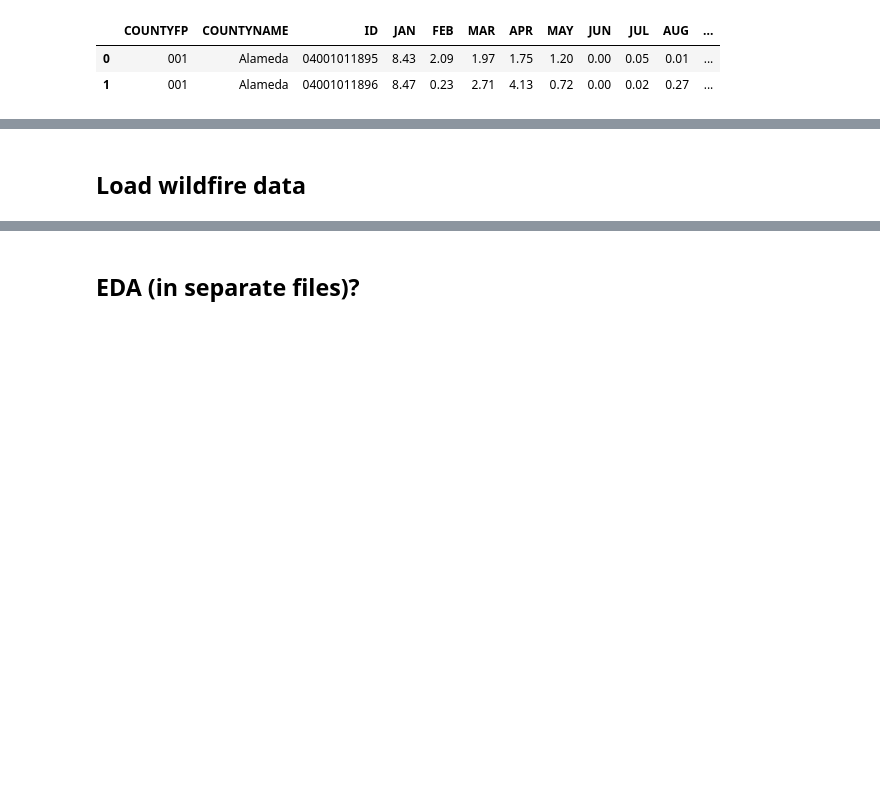
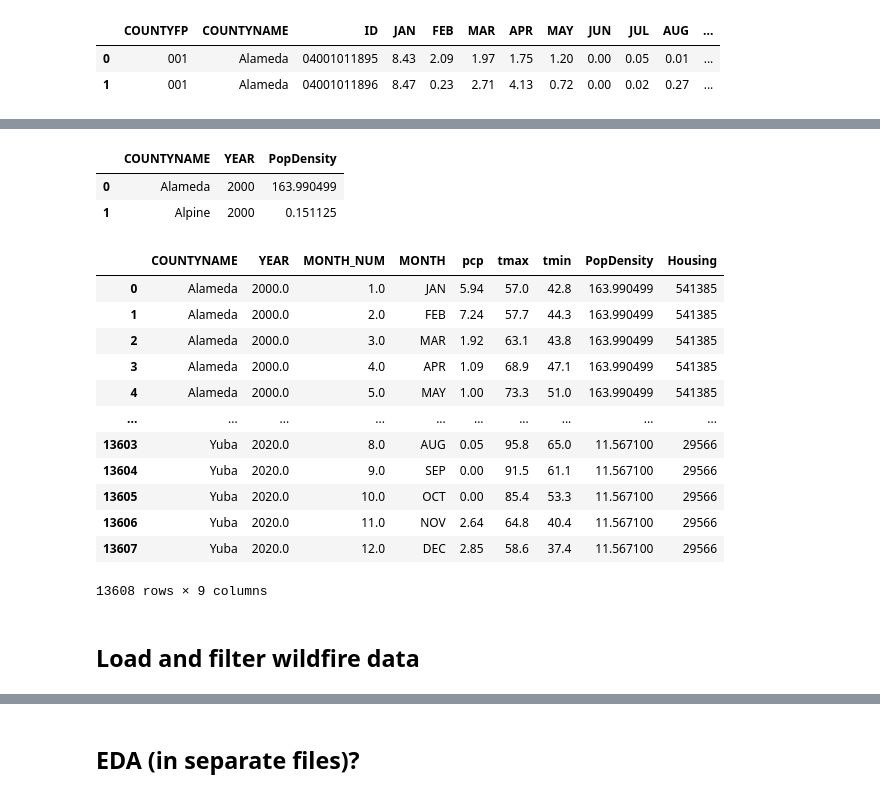
Before and after one commit to reesejcarlton/CA-Fire-Predictions, a Jupyter notebook: Code/wildfire_prediction__data_prep.ipynb, the cells around one changed output, grey strips where cells are left out. Cells and saved outputs as stored; diff of their text form; code cells hidden in the pictures; blank space fills up the shorter version.

```diff
--- a/Code/wildfire_prediction__data_prep.ipynb
+++ b/Code/wildfire_prediction__data_prep.ipynb
@@ -169,0 +214,7 @@ noaa_ca_counties_df.head(2)
+# %%
+# Annual data only available from 2000 onward
+housing_df = pd.read_csv("../Data/Housing Data/Processed Data/CA Housing 1960-2023.csv", index_col=0)
+housing_df = housing_df[["CTYNAME"] + [f"{year}" for year in range(2000, 2021)]].copy()
+housing_df.columns = ["COUNTYNAME"] + list(range(2000, 2021))
+housing_df["COUNTYNAME"] = housing_df["COUNTYNAME"].str.split().apply(lambda row: ' '.join(row[:-1]))
+housing_df.head(2)
@@ -169,0 +226,3 @@ noaa_ca_counties_df.head(2)
+# %%
+housing_long = housing_df.melt(id_vars=['COUNTYNAME'], var_name='YEAR', value_name='Housing')
+housing_long.head(2)
@@ -169,0 +239,7 @@ noaa_ca_counties_df.head(2)
+# %%
+# Data is available earlier than 2000 but limiting to 2000 to align with housing data availability
+pop_df = pd.read_csv("../Data/Population Data/Processed Data/CA Population 1980-2023.csv", index_col=0)
+pop_density_df = pop_df[["CTYNAME"] + [f"{year} Population Density" for year in range(2000, 2021)]].copy()
+pop_density_df.columns = ["COUNTYNAME"] + list(range(2000, 2021))
+pop_density_df["COUNTYNAME"] = pop_density_df["COUNTYNAME"].str.split().apply(lambda row: ' '.join(row[:-1]))
+pop_density_df.head(2)
@@ -169,0 +251,27 @@ noaa_ca_counties_df.head(2)
+# %%
+pop_density_long = pop_density_df.melt(id_vars=['COUNTYNAME'], var_name='YEAR', value_name='PopDensity')
+pop_density_long.head(2)
+# %% [output]
+|  | COUNTYNAME | YEAR | PopDensity |
+| 0 | Alameda | 2000 | 163.990499 |
+| 1 | Alpine | 2000 | 0.151125 |
+# %%
+housing_pop_df = pd.merge(pop_density_long, housing_long, on=['COUNTYNAME', 'YEAR'])
+housing_pop_df["YEAR"] = housing_pop_df["YEAR"].astype(float)
+
+noaa_housing_pop_df = pd.merge(noaa_pivot_df, housing_pop_df, on=['COUNTYNAME', 'YEAR'])
+noaa_housing_pop_df
+# %% [output]
+|  | COUNTYNAME | YEAR | MONTH_NUM | MONTH | pcp | tmax | tmin | PopDensity | Housing |
+| 0 | Alameda | 2000.0 | 1.0 | JAN | 5.94 | 57.0 | 42.8 | 163.990499 | 541385 |
+| 1 | Alameda | 2000.0 | 2.0 | FEB | 7.24 | 57.7 | 44.3 | 163.990499 | 541385 |
+| 2 | Alameda | 2000.0 | 3.0 | MAR | 1.92 | 63.1 | 43.8 | 163.990499 | 541385 |
+| 3 | Alameda | 2000.0 | 4.0 | APR | 1.09 | 68.9 | 47.1 | 163.990499 | 541385 |
+| 4 | Alameda | 2000.0 | 5.0 | MAY | 1.00 | 73.3 | 51.0 | 163.990499 | 541385 |
+| ... | ... | ... | ... | ... | ... | ... | ... | ... | ... |
+| 13603 | Yuba | 2020.0 | 8.0 | AUG | 0.05 | 95.8 | 65.0 | 11.567100 | 29566 |
+| 13604 | Yuba | 2020.0 | 9.0 | SEP | 0.00 | 91.5 | 61.1 | 11.567100 | 29566 |
+| 13605 | Yuba | 2020.0 | 10.0 | OCT | 0.00 | 85.4 | 53.3 | 11.567100 | 29566 |
+| 13606 | Yuba | 2020.0 | 11.0 | NOV | 2.64 | 64.8 | 40.4 | 11.567100 | 29566 |
+| 13607 | Yuba | 2020.0 | 12.0 | DEC | 2.85 | 58.6 | 37.4 | 11.567100 | 29566 |
+13608 rows × 9 columns
@@ -170,5 +280,5 @@ noaa_ca_counties_df.head(2)
 # %% [markdown]
-## Load wildfire data
+## Load and filter wildfire data
 # %%
 # from Kaggle: https://www.kaggle.com/datasets/ananthu017/california-wildfire-incidents-20132020
 
```
Also changed, not shown: parts of 39 cells of this notebook, 2 other files.
